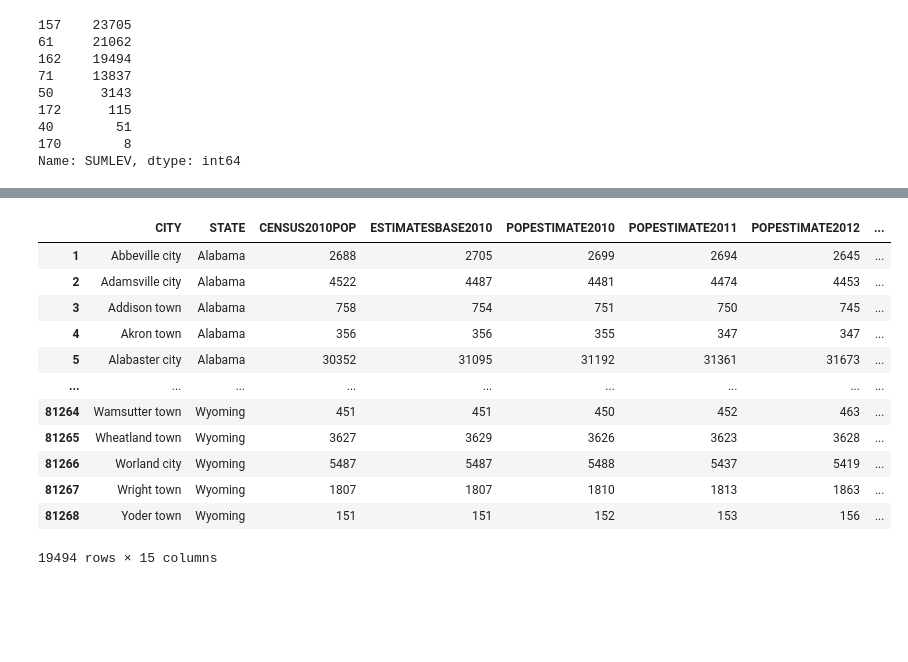
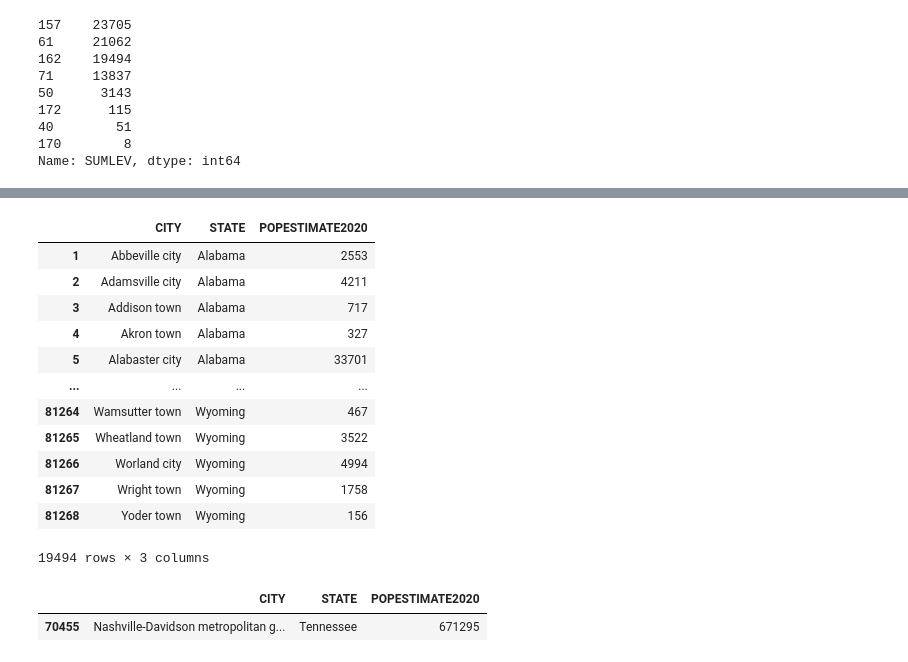
Before and after one commit to tye642/nashville_public_transportation, a Jupyter notebook: notebook/census_data_analysis.ipynb, the cells around one changed output, grey strips where cells are left out. Cells and saved outputs as stored; diff of their text form; code cells hidden in the pictures; blank space fills up the shorter version.

```diff
--- a/notebook/census_data_analysis.ipynb
+++ b/notebook/census_data_analysis.ipynb
@@ -87,18 +87,26 @@ nash_pop
 |  | CITY | STATE | CENSUS2010POP | ESTIMATESBASE2010 | POPESTIMATE2010 | POPESTIMATE2011 | POPESTIMATE2012 | ... |
 | 70455 | Nashville-Davidson metropolitan g... | Tennessee | 601222 | 603465 | 604644 | 612689 | 625824 | ... |
 # %%
-city_pop
+city_2020_pop = city_pop[['CITY', 'STATE', 'POPESTIMATE2020']]
+city_2020_pop
 # %% [output]
-|  | CITY | STATE | CENSUS2010POP | ESTIMATESBASE2010 | POPESTIMATE2010 | POPESTIMATE2011 | POPESTIMATE2012 | ... |
-| 1 | Abbeville city | Alabama | 2688 | 2705 | 2699 | 2694 | 2645 | ... |
-| 2 | Adamsville city | Alabama | 4522 | 4487 | 4481 | 4474 | 4453 | ... |
-| 3 | Addison town | Alabama | 758 | 754 | 751 | 750 | 745 | ... |
-| 4 | Akron town | Alabama | 356 | 356 | 355 | 347 | 347 | ... |
-| 5 | Alabaster city | Alabama | 30352 | 31095 | 31192 | 31361 | 31673 | ... |
-| ... | ... | ... | ... | ... | ... | ... | ... | ... |
-| 81264 | Wamsutter town | Wyoming | 451 | 451 | 450 | 452 | 463 | ... |
-| 81265 | Wheatland town | Wyoming | 3627 | 3629 | 3626 | 3623 | 3628 | ... |
-| 81266 | Worland city | Wyoming | 5487 | 5487 | 5488 | 5437 | 5419 | ... |
-| 81267 | Wright town | Wyoming | 1807 | 1807 | 1810 | 1813 | 1863 | ... |
-| 81268 | Yoder town | Wyoming | 151 | 151 | 152 | 153 | 156 | ... |
+|  | CITY | STATE | POPESTIMATE2020 |
+| 1 | Abbeville city | Alabama | 2553 |
+| 2 | Adamsville city | Alabama | 4211 |
+| 3 | Addison town | Alabama | 717 |
+| 4 | Akron town | Alabama | 327 |
+| 5 | Alabaster city | Alabama | 33701 |
+| ... | ... | ... | ... |
+| 81264 | Wamsutter town | Wyoming | 467 |
+| 81265 | Wheatland town | Wyoming | 3522 |
+| 81266 | Worland city | Wyoming | 4994 |
+| 81267 | Wright town | Wyoming | 1758 |
+| 81268 | Yoder town | Wyoming | 156 |
-19494 rows × 15 columns
+19494 rows × 3 columns
+# %%
+# Nash 2020 Pop Estimate
+nash_2020_pop = nash_pop[['CITY', 'STATE', 'POPESTIMATE2020']]
+nash_2020_pop
+# %% [output]
+|  | CITY | STATE | POPESTIMATE2020 |
+| 70455 | Nashville-Davidson metropolitan g... | Tennessee | 671295 |
```
Also changed, not shown: parts of 9 cells of this notebook.
